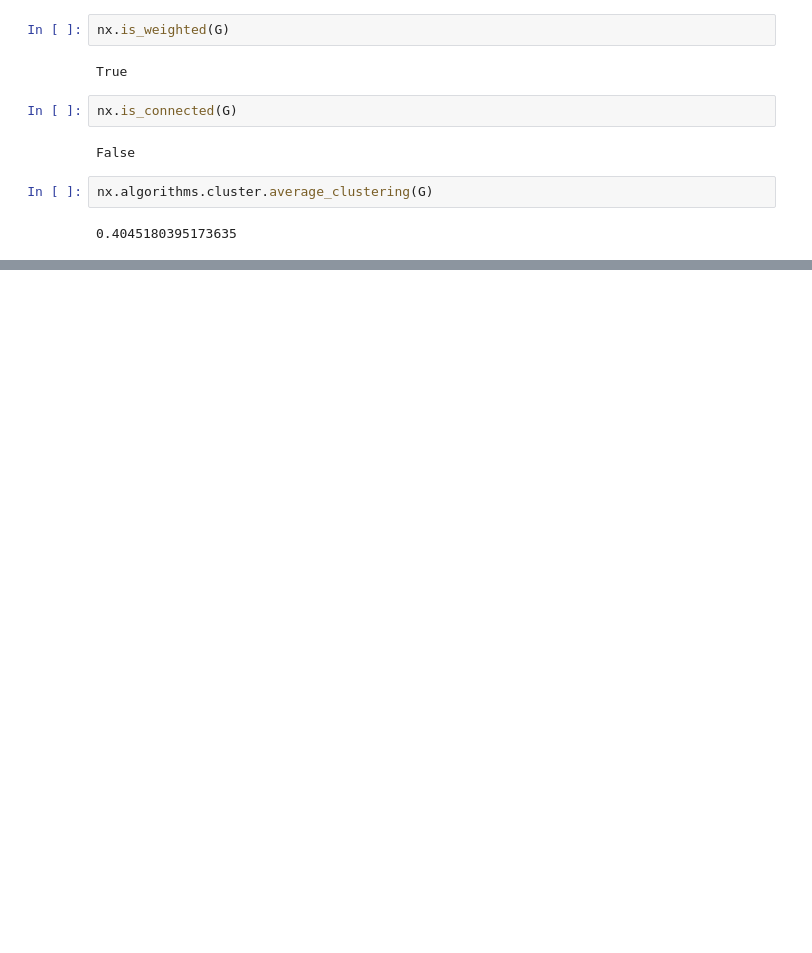
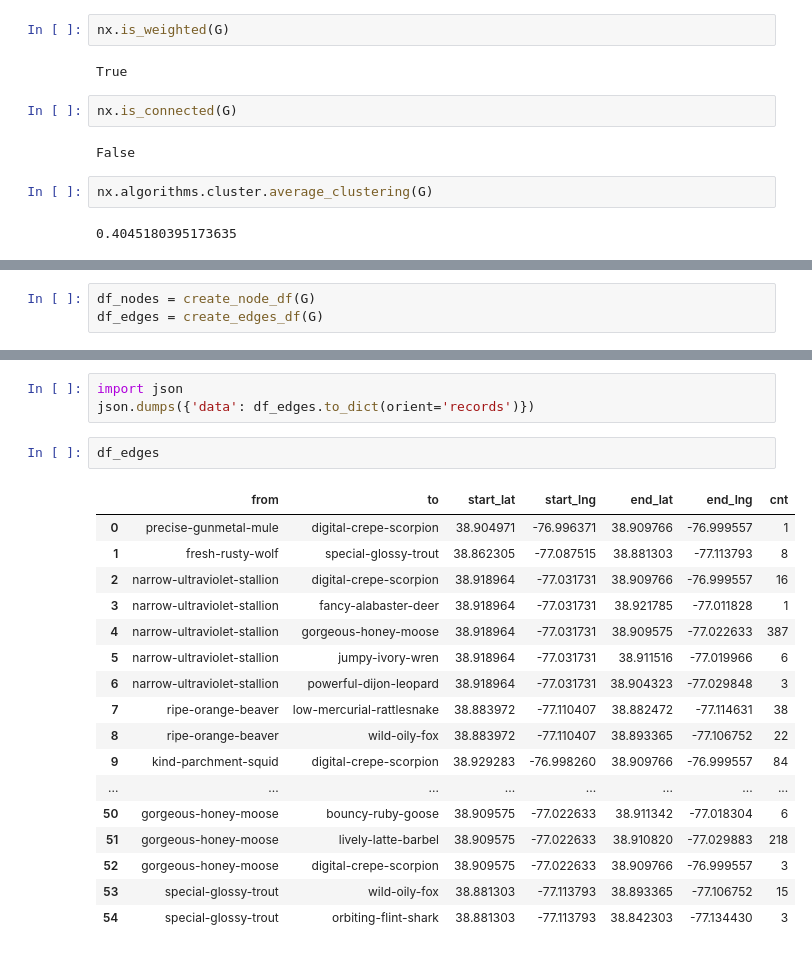
Before and after one commit to helium/ipython-target-modeling, a Jupyter notebook: analyze_weighted_witnesses.ipynb, the cells around one changed output, grey strips where cells are left out. Drawn from its saved outputs; the diff is of its cells as text; blank space fills up the shorter version.

```diff
--- a/analyze_weighted_witnesses.ipynb
+++ b/analyze_weighted_witnesses.ipynb
@@ -333,0 +326,3 @@ plot(G, city)
+# %%
+df_nodes = create_node_df(G)
+df_edges = create_edges_df(G)
@@ -333,0 +343,23 @@ plot(G, city)
+# %%
+import json
+json.dumps({'data': df_edges.to_dict(orient='records')})
+# %%
+df_edges
+# %% [output]
+|  | from | to | start_lat | start_lng | end_lat | end_lng | cnt |
+| 0 | precise-gunmetal-mule | digital-crepe-scorpion | 38.904971 | -76.996371 | 38.909766 | -76.999557 | 1 |
+| 1 | fresh-rusty-wolf | special-glossy-trout | 38.862305 | -77.087515 | 38.881303 | -77.113793 | 8 |
+| 2 | narrow-ultraviolet-stallion | digital-crepe-scorpion | 38.918964 | -77.031731 | 38.909766 | -76.999557 | 16 |
+| 3 | narrow-ultraviolet-stallion | fancy-alabaster-deer | 38.918964 | -77.031731 | 38.921785 | -77.011828 | 1 |
+| 4 | narrow-ultraviolet-stallion | gorgeous-honey-moose | 38.918964 | -77.031731 | 38.909575 | -77.022633 | 387 |
+| 5 | narrow-ultraviolet-stallion | jumpy-ivory-wren | 38.918964 | -77.031731 | 38.911516 | -77.019966 | 6 |
+| 6 | narrow-ultraviolet-stallion | powerful-dijon-leopard | 38.918964 | -77.031731 | 38.904323 | -77.029848 | 3 |
+| 7 | ripe-orange-beaver | low-mercurial-rattlesnake | 38.883972 | -77.110407 | 38.882472 | -77.114631 | 38 |
+| 8 | ripe-orange-beaver | wild-oily-fox | 38.883972 | -77.110407 | 38.893365 | -77.106752 | 22 |
+| 9 | kind-parchment-squid | digital-crepe-scorpion | 38.929283 | -76.998260 | 38.909766 | -76.999557 | 84 |
+| ... | ... | ... | ... | ... | ... | ... | ... |
+| 50 | gorgeous-honey-moose | bouncy-ruby-goose | 38.909575 | -77.022633 | 38.911342 | -77.018304 | 6 |
+| 51 | gorgeous-honey-moose | lively-latte-barbel | 38.909575 | -77.022633 | 38.910820 | -77.029883 | 218 |
+| 52 | gorgeous-honey-moose | digital-crepe-scorpion | 38.909575 | -77.022633 | 38.909766 | -76.999557 | 3 |
+| 53 | special-glossy-trout | wild-oily-fox | 38.881303 | -77.113793 | 38.893365 | -77.106752 | 15 |
+| 54 | special-glossy-trout | orbiting-flint-shark | 38.881303 | -77.113793 | 38.842303 | -77.134430 | 3 |
```
Also changed, not shown: parts of 6 cells of this notebook, 1 other file.
